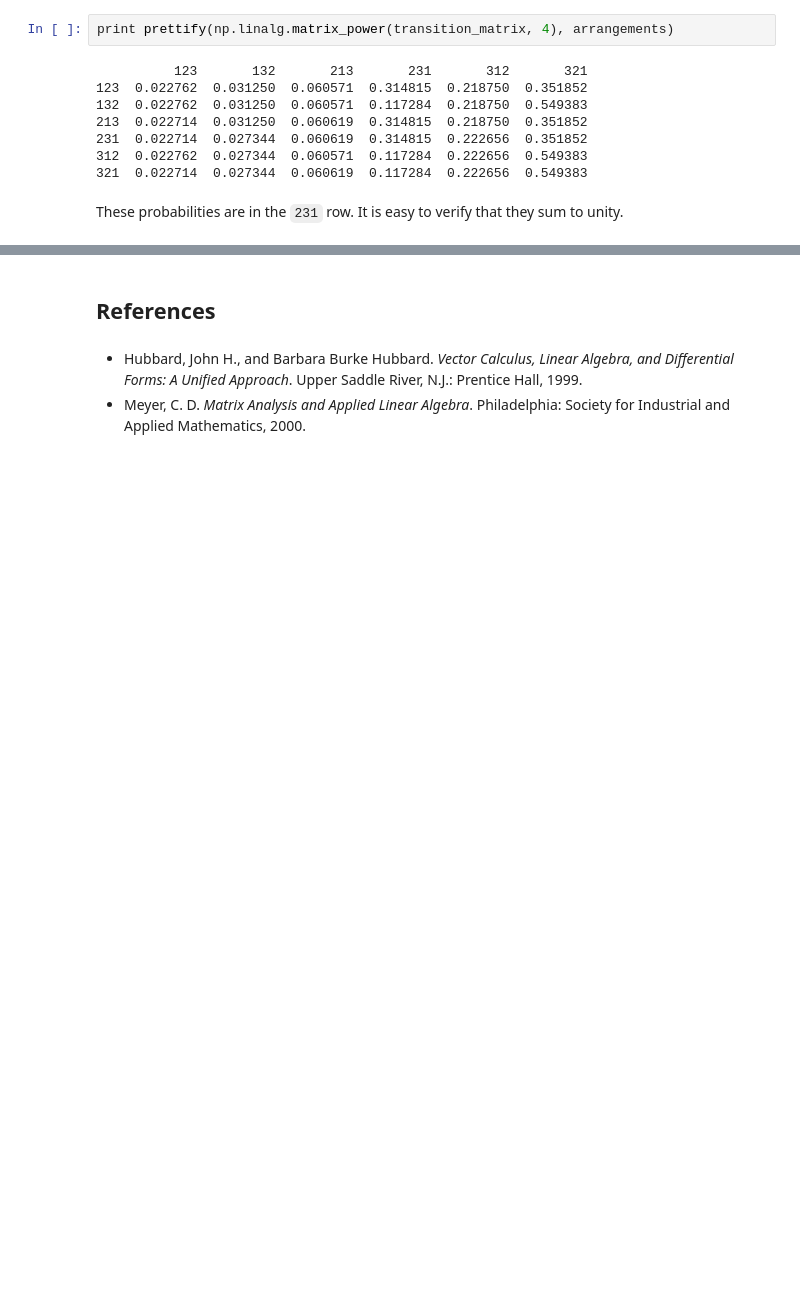
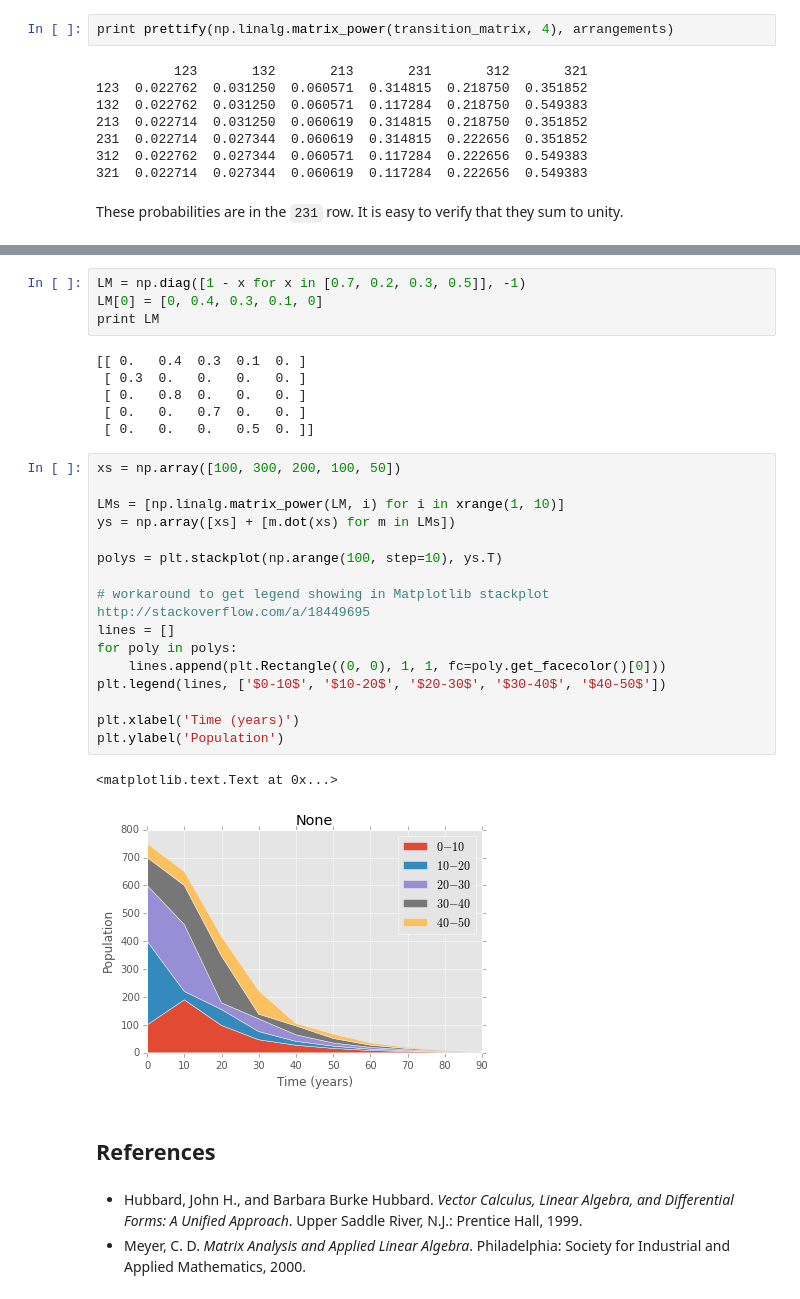
Before and after one commit to kellhus/ipy-notebooks, a Jupyter notebook: matrix-multiplication.ipynb, the cells around one changed output, grey strips where cells are left out. Drawn from its saved outputs; the diff is of its cells as text; blank space fills up the shorter version.

Commit message:
Add section: population models

```diff
--- a/matrix-multiplication.ipynb
+++ b/matrix-multiplication.ipynb
@@ -176,3 +182,32 @@ These probabilities are in the `231` row. It is easy to verify that they sum to
+# %%
+LM = np.diag([1 - x for x in [0.7, 0.2, 0.3, 0.5]], -1)
+LM[0] = [0, 0.4, 0.3, 0.1, 0]
+print LM
+# %% [output]
+[[ 0.   0.4  0.3  0.1  0. ]
+ [ 0.3  0.   0.   0.   0. ]
+ [ 0.   0.8  0.   0.   0. ]
+ [ 0.   0.   0.7  0.   0. ]
+ [ 0.   0.   0.   0.5  0. ]]
+# %%
+xs = np.array([100, 300, 200, 100, 50])
+
+LMs = [np.linalg.matrix_power(LM, i) for i in xrange(1, 10)]
+ys = np.array([xs] + [m.dot(xs) for m in LMs])
+
+polys = plt.stackplot(np.arange(100, step=10), ys.T)
+
+# workaround to get legend showing in Matplotlib stackplot http://stackoverflow.com/a/18449695
+lines = []
+for poly in polys:
+    lines.append(plt.Rectangle((0, 0), 1, 1, fc=poly.get_facecolor()[0]))
+plt.legend(lines, ['$0-10$', '$10-20$', '$20-30$', '$30-40$', '$40-50$'])
+
+plt.xlabel('Time (years)')
+plt.ylabel('Population')
+# %% [output]
+<matplotlib.text.Text at 0x...>
+[figure, added]
 # %% [markdown]
 ## References
 # %% [markdown]
```
Also changed, not shown: parts of 4 cells of this notebook.
